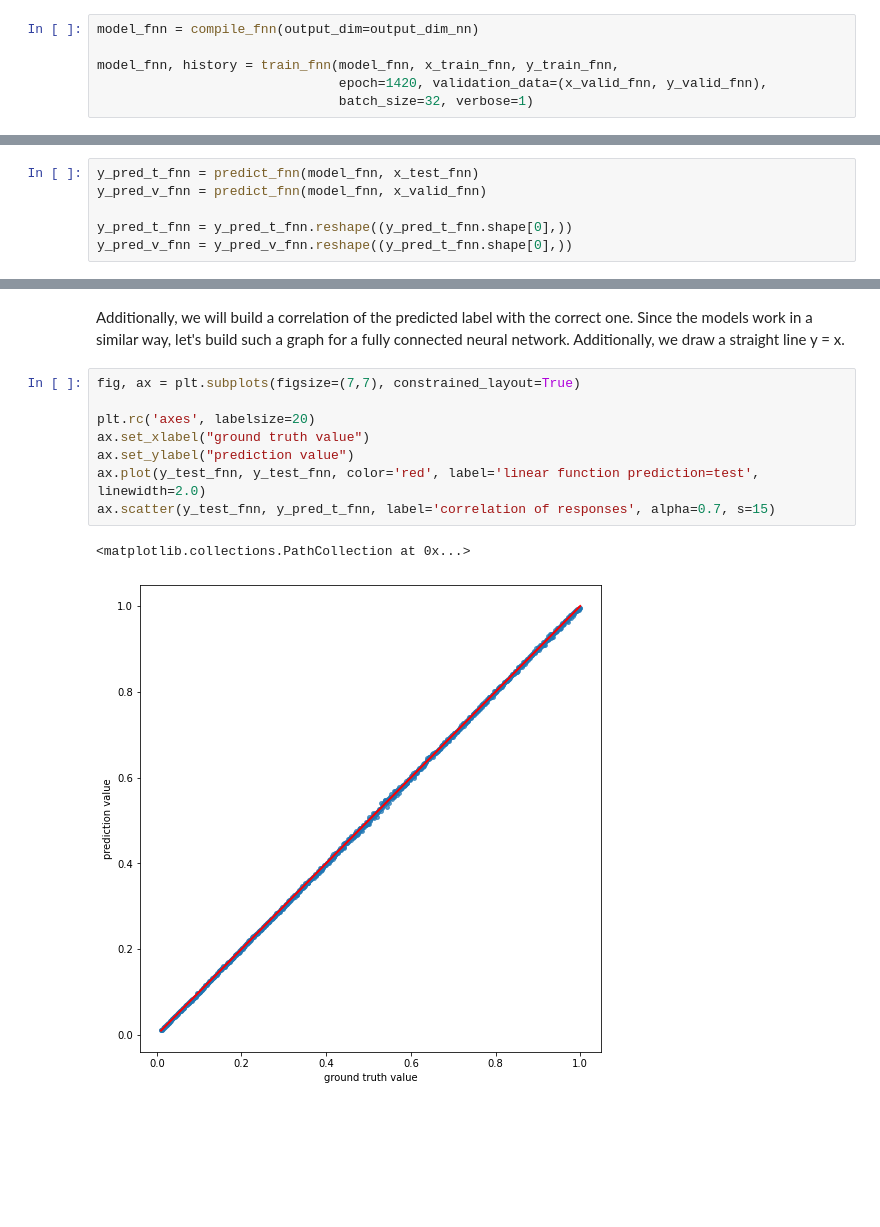
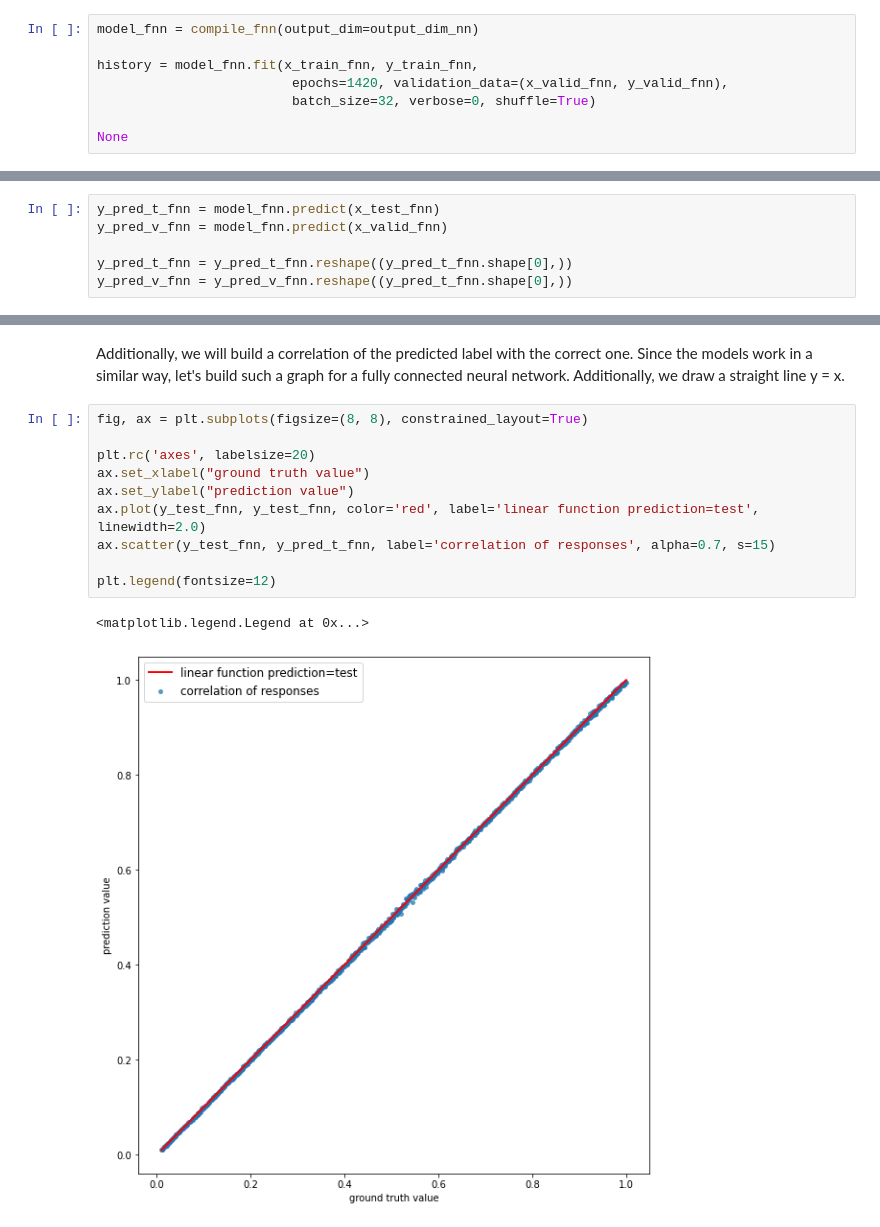
Before and after one commit to hi-chi/Machine-Learning, a Jupyter notebook: Amplitude Reconstruction/example.ipynb, the cells around one changed output, grey strips where cells are left out. Cells and saved outputs as stored; diff of their text form; blank space fills up the shorter version.

```diff
--- a/Amplitude Reconstruction/example.ipynb
+++ b/Amplitude Reconstruction/example.ipynb
@@ -248,6 +232,8 @@ def predict_fnn(model, x_data):
 # %%
 model_fnn = compile_fnn(output_dim=output_dim_nn)
 
-model_fnn, history = train_fnn(model_fnn, x_train_fnn, y_train_fnn,
-                               epoch=1420, validation_data=(x_valid_fnn, y_valid_fnn),
-                               batch_size=32, verbose=1)
+history = model_fnn.fit(x_train_fnn, y_train_fnn,
+                         epochs=1420, validation_data=(x_valid_fnn, y_valid_fnn),
+                         batch_size=32, verbose=0, shuffle=True)
+
+None
@@ -272,6 +240,6 @@ Epoch 1420/1420
 # %%
-y_pred_t_fnn = predict_fnn(model_fnn, x_test_fnn)
-y_pred_v_fnn = predict_fnn(model_fnn, x_valid_fnn)
+y_pred_t_fnn = model_fnn.predict(x_test_fnn)
+y_pred_v_fnn = model_fnn.predict(x_valid_fnn)
 
 y_pred_t_fnn = y_pred_t_fnn.reshape((y_pred_t_fnn.shape[0],))
 y_pred_v_fnn = y_pred_v_fnn.reshape((y_pred_t_fnn.shape[0],))
@@ -531,13 +435,15 @@ data_to_table(tabledata, columns=["Measure", "SVM", "XGB", "FCNN", "CNN", "FCNN+
 # %% [markdown]
 Additionally, we will build a correlation of the predicted label with the correct one. Since the models work in a similar way, let's build such a graph for a fully connected neural network. Additionally, we draw a straight line y = x.
 # %%
-fig, ax = plt.subplots(figsize=(7,7), constrained_layout=True)
+fig, ax = plt.subplots(figsize=(8, 8), constrained_layout=True)
 
 plt.rc('axes', labelsize=20)
 ax.set_xlabel("ground truth value")
 ax.set_ylabel("prediction value")
 ax.plot(y_test_fnn, y_test_fnn, color='red', label='linear function prediction=test', linewidth=2.0)
 ax.scatter(y_test_fnn, y_pred_t_fnn, label='correlation of responses', alpha=0.7, s=15)
+
+plt.legend(fontsize=12)
 # %% [output]
-<matplotlib.collections.PathCollection at 0x...>
+<matplotlib.legend.Legend at 0x...>
-[figure, old version]
+[figure, new version]
```
Also changed, not shown: parts of 13 cells of this notebook, 2 other files.
